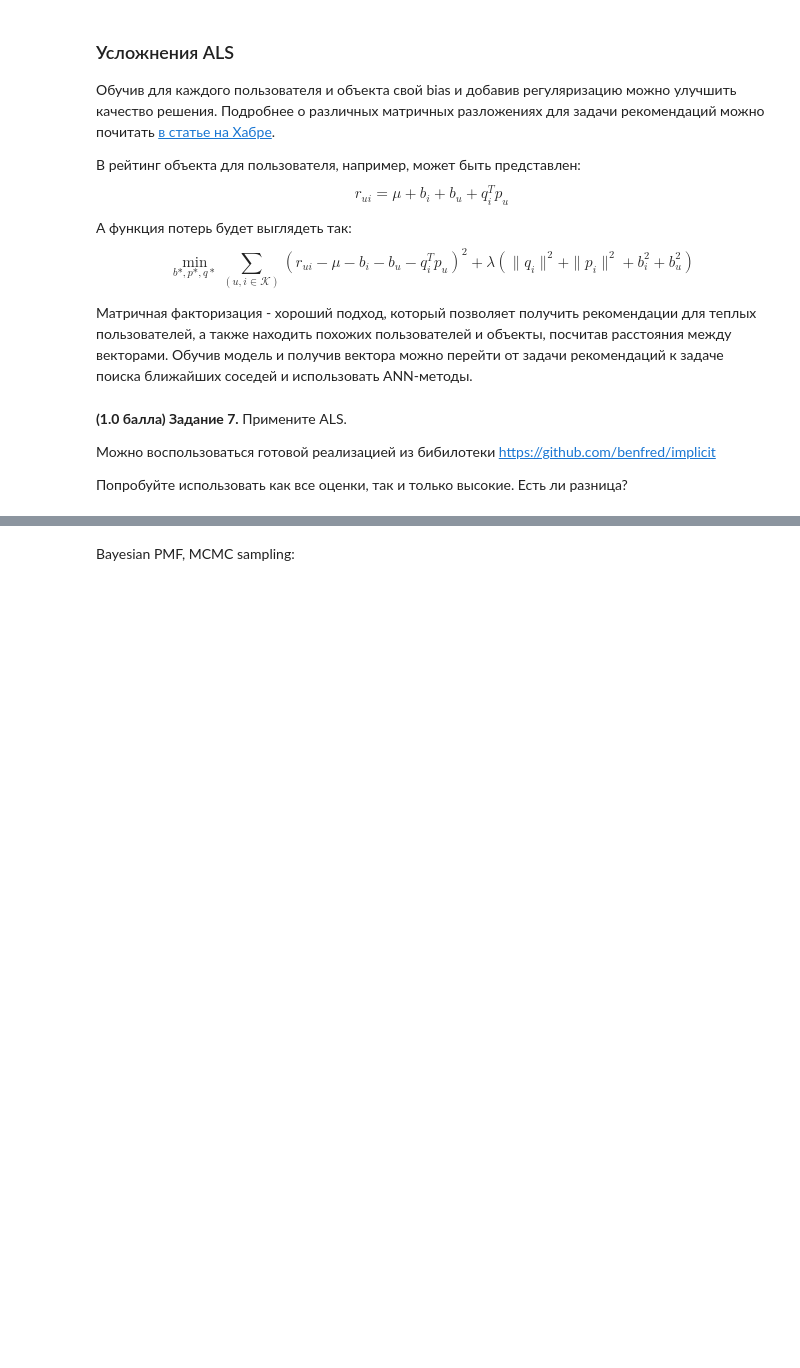
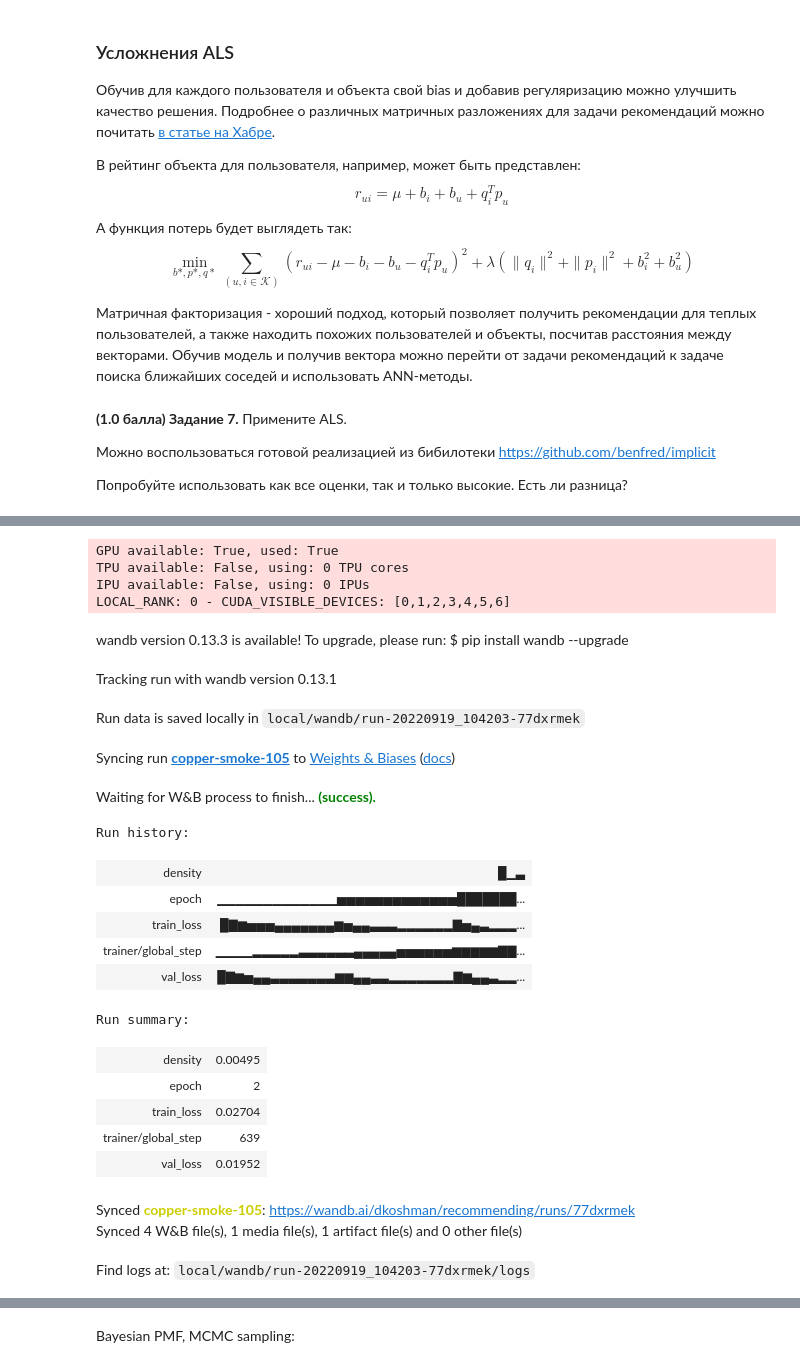
Before and after one commit to dkoshman/YSDA, a Jupyter notebook: Machine_Learning/Recomending/lab_recommending.ipynb, the cells around one changed output, grey strips where cells are left out. Drawn from its saved outputs; the diff is of its cells as text; code cells hidden in the pictures; blank space fills up the shorter version.

```diff
--- a/Machine_Learning/Recomending/lab_recommending.ipynb
+++ b/Machine_Learning/Recomending/lab_recommending.ipynb
@@ -1015,17 +1010,0 @@ NameError: name 'BatchRecommender' is not defined
-# %%
-from slim import LitSLIM
-
-
-class LitSLIMRecommender:
-    def __init__(self, checkpoint_path):
-        checkpoint = torch.load(checkpoint_path)
-        sparse_weight = checkpoint["state_dict"].pop("model.sparse_weight")
-        torch.save(checkpoint, open("tmp.ckpt", "wb"))
-        self.model = LitSLIM.load_from_checkpoint("tmp.ckpt")
-        self.model.model.sparse_weight = sparse_weight
-
-    def fit(self, explicit_feedback, implicit_feedback=None):
-        pass
-
-    def recommend(self, user_ids):
-        return self.model(user_ids=torch.tensor(user_ids)).to_dense()
@@ -1045,0 +1081,44 @@ assessor.assess(slim_models)
+# %%
+from slim import LitSLIM, RecommendingConfigDispenser, SLIMTrainer
+
+class LitSLIMRecommender(LitRecommender):
+    def recommend(self, user_ids):
+        return super().recommend(user_ids).to_dense()
+
+slim_models = {
+    "slim": BatchRecommender(
+        sparse_interface,
+        LitSLIMRecommender(
+            LitSLIM,
+            ConfigDispenser=RecommendingConfigDispenser,
+            Trainer=SLIMTrainer,
+            config="configs/slim_run.yaml",
+        ),
+    ),
+}
+assessor.assess(slim_models)
+# %% [output]
+GPU available: True, used: True
+TPU available: False, using: 0 TPU cores
+IPU available: False, using: 0 IPUs
+LOCAL_RANK: 0 - CUDA_VISIBLE_DEVICES: [0,1,2,3,4,5,6]
+wandb version 0.13.3 is available! To upgrade, please run: $ pip install wandb --upgrade
+Tracking run with wandb version 0.13.1
+Run data is saved locally in local/wandb/run-20220919_104203-77dxrmek
+Syncing run copper-smoke-105 to Weights & Biases (docs)
+Waiting for W&B process to finish... (success).
+Run history:
+| density | █▁▃ |
+| epoch | ▁▁▁▁▁▁▁▁▁▁▁▁▁▅▅▅▅▅▅▅▅▅▅▅▅▅███████... |
+| train_loss | █▇▆▅▅▅▄▄▄▄▄▄▄▆▅▄▄▃▃▃▂▂▂▂▂▂▇▅▄▃▂▂▂... |
+| trainer/global_step | ▁▁▁▁▂▂▂▂▂▃▃▃▃▃▃▄▄▄▄▄▅▅▅▅▅▅▆▆▆▆▆▇▇... |
+| val_loss | █▇▆▅▄▄▃▃▃▃▃▃▃▆▆▄▄▃▃▂▂▂▂▂▂▂▇▆▄▄▃▂▂... |
+Run summary:
+| density | 0.00495 |
+| epoch | 2 |
+| train_loss | 0.02704 |
+| trainer/global_step | 639 |
+| val_loss | 0.01952 |
+Synced copper-smoke-105: https://wandb.ai/dkoshman/recommending/runs/77dxrmek
+Synced 4 W&B file(s), 1 media file(s), 1 artifact file(s) and 0 other file(s)
+Find logs at: local/wandb/run-20220919_104203-77dxrmek/logs
```
Also changed, not shown: parts of 33 cells of this notebook.
